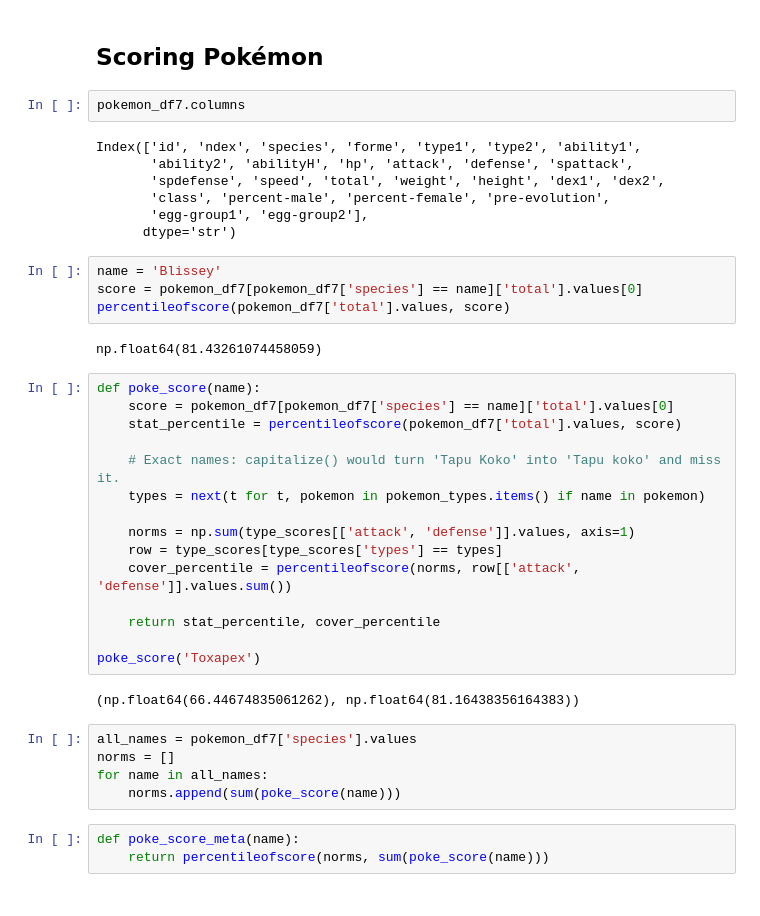
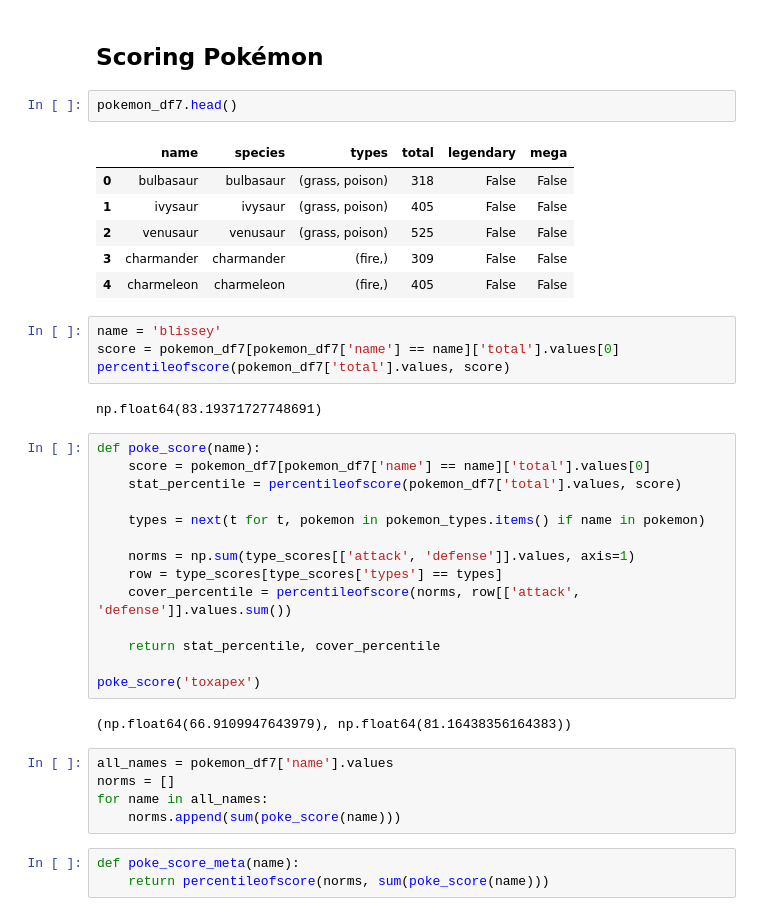
Before and after one commit to arclabs561/games, a Jupyter notebook: pokemon/pokemon.ipynb, the cells around one changed output. Cells and saved outputs as stored; diff of their text form.

```diff
--- a/pokemon/pokemon.ipynb
+++ b/pokemon/pokemon.ipynb
@@ -437,26 +453,25 @@ sns.jointplot(x='attack', y='defense', data=type_scores, kind='kde')
 # %% [markdown]
 ## Scoring Pokémon
 # %%
-pokemon_df7.columns
+pokemon_df7.head()
 # %% [output]
-Index(['id', 'ndex', 'species', 'forme', 'type1', 'type2', 'ability1',
-       'ability2', 'abilityH', 'hp', 'attack', 'defense', 'spattack',
-       'spdefense', 'speed', 'total', 'weight', 'height', 'dex1', 'dex2',
-       'class', 'percent-male', 'percent-female', 'pre-evolution',
-       'egg-group1', 'egg-group2'],
-      dtype='str')
+|  | name | species | types | total | legendary | mega |
+| 0 | bulbasaur | bulbasaur | (grass, poison) | 318 | False | False |
+| 1 | ivysaur | ivysaur | (grass, poison) | 405 | False | False |
+| 2 | venusaur | venusaur | (grass, poison) | 525 | False | False |
+| 3 | charmander | charmander | (fire,) | 309 | False | False |
+| 4 | charmeleon | charmeleon | (fire,) | 405 | False | False |
 # %%
-name = 'Blissey'
-score = pokemon_df7[pokemon_df7['species'] == name]['total'].values[0]
+name = 'blissey'
+score = pokemon_df7[pokemon_df7['name'] == name]['total'].values[0]
 percentileofscore(pokemon_df7['total'].values, score)
 # %% [output]
-np.float64(81.43261074458059)
+np.float64(83.19371727748691)
 # %%
 def poke_score(name):
-    score = pokemon_df7[pokemon_df7['species'] == name]['total'].values[0]
+    score = pokemon_df7[pokemon_df7['name'] == name]['total'].values[0]
     stat_percentile = percentileofscore(pokemon_df7['total'].values, score)
 
-    # Exact names: capitalize() would turn 'Tapu Koko' into 'Tapu koko' and miss it.
     types = next(t for t, pokemon in pokemon_types.items() if name in pokemon)
 
     norms = np.sum(type_scores[['attack', 'defense']].values, axis=1)
@@ -465,11 +480,11 @@ def poke_score(name):
 
     return stat_percentile, cover_percentile
 
-poke_score('Toxapex')
+poke_score('toxapex')
 # %% [output]
-(np.float64(66.44674835061262), np.float64(81.16438356164383))
+(np.float64(66.9109947643979), np.float64(81.16438356164383))
 # %%
-all_names = pokemon_df7['species'].values
+all_names = pokemon_df7['name'].values
 norms = []
 for name in all_names:
     norms.append(sum(poke_score(name)))
```
Also changed, not shown: parts of 20 cells of this notebook, 15 other files.
